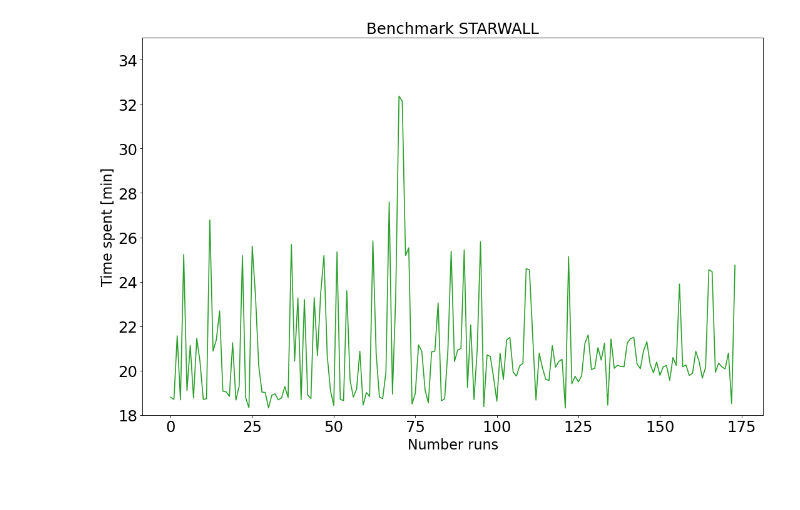
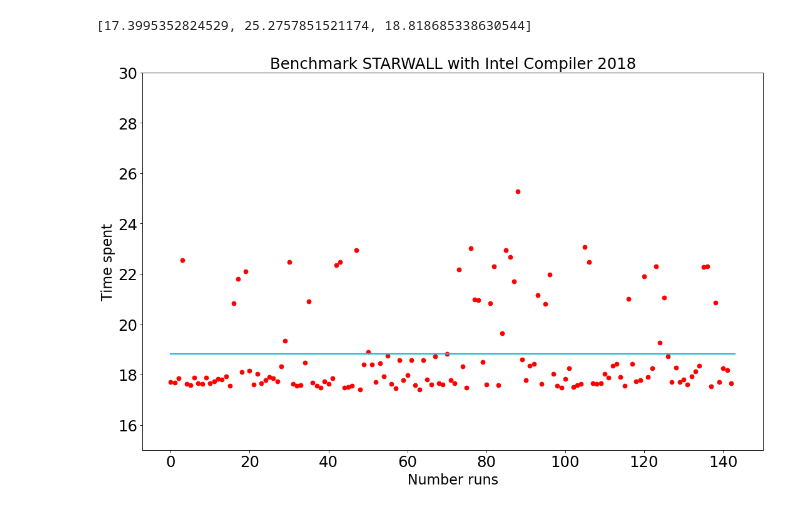
Before and after one commit to nzeal/PyVis, a Jupyter notebook: starwal.ipynb, the cells around one changed output. Cells and saved outputs as stored; diff of their text form; code cells hidden in the pictures.

```diff
--- a/starwal.ipynb
+++ b/starwal.ipynb
@@ -1,28 +1,35 @@
 # %%
 import matplotlib.pyplot as plt
 import numpy as np
 import glob
 import math
 import pandas as pd
 
+from statistics import mean
 
-file = open("results.txt")
+
+file = open("results18.txt")
 
 plt.figure(figsize=(16,10), dpi= 80)
-plt.title("Benchmark STARWALL", fontsize=22)
+plt.title("Benchmark STARWALL with Intel Compiler 2018", fontsize=22)
 plt.xlabel(r"Number runs", size=20)
-plt.ylabel(r"Time spent [min]", size=20)
+plt.ylabel(r"Time spent", size=20)
 
 plt.xticks(fontsize=22)
 plt.yticks(fontsize=22)
-plt.ylim(18, 35)
+plt.ylim(15, 30)
 
-with open(files) as f:
-    y = np.loadtxt(lines, dtype="float", comments="#", skiprows=1, unpack=True)
-    ymax = max(y)
-    plt.plot(y, color='tab:green', label='Peaks')
+with file as f:
+    y = np.loadtxt(f, dtype="float", comments="#", skiprows=1, unpack=True)
+    y2=[min(y), max(y), mean(y)]
+    print(y2)
 
+x2=[0, len(y)]
+y2=[mean(y),mean(y)]
+p1= plt.plot(y, 'ro')
+p2= plt.plot(x2, y2, color='tab:cyan', lw= 2.0)
 
-plt.savefig("/Users/nitshuklayahoo.com/Desktop/starwall.jpg")
+plt.savefig("/Users/nitshuklayahoo.com/Documents/benchmakr/pic/starwall_2018.jpg")
 # %% [output]
+[17.3995352824529, 25.2757851521174, 18.818685338630544]
-[figure, old version]
+[figure, new version]
```
Also changed, not shown: parts of 2 cells of this notebook.
